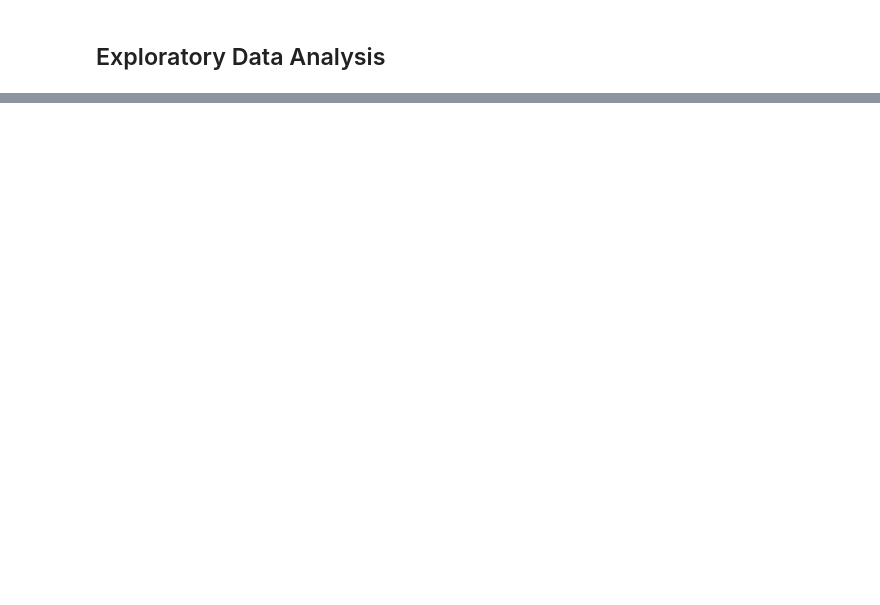
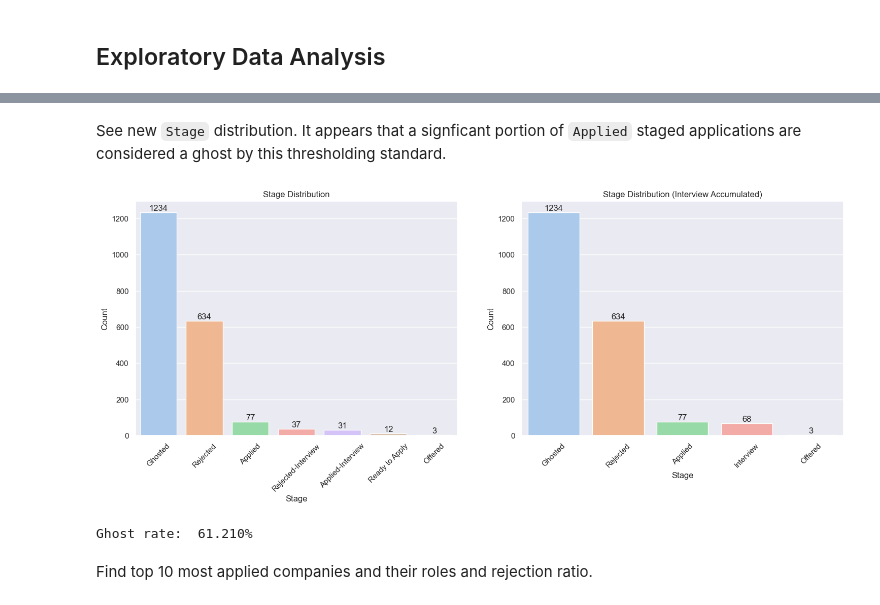
Before and after one commit to kendrick010/job_hunt_data_analysis_2023_24, a Jupyter notebook: job_hunt_analysis.ipynb, the cells around one changed output, grey strips where cells are left out. Drawn from its saved outputs; the diff is of its cells as text; code cells hidden in the pictures; blank space fills up the shorter version.

```diff
--- a/job_hunt_analysis.ipynb
+++ b/job_hunt_analysis.ipynb
@@ -133,0 +210,75 @@ df.head()
+# %%
+# Any applications still staged as 'Applied' after this generous x days threshold will be considered a ghost
+ghosts_threshold = 21
+ghosts_stage = []
+
+now = pd.Timestamp.now()
+for index, row in df.iterrows():
+    stage = row['Stage']
+    datetime = row['Date']
+
+    if stage == 'Applied' and (now - datetime).days > ghosts_threshold:
+        ghosts_stage.append('Ghosted')
+
+    else:
+        ghosts_stage.append(stage)
+
+# New dataframe with 'Ghosted' stage
+df_ghosts = df.copy()
+df_ghosts['Stage'] = ghosts_stage
+# %% [markdown]
+See new `Stage` distribution. It appears that a signficant portion of `Applied` staged applications are considered a ghost by this thresholding standard.
+# %%
+fig, axes = plt.subplots(1, 2, figsize=(18, 6))
+
+# All stages
+abs_values = df_ghosts['Stage'].value_counts(ascending=False)
+distribution1 = sns.countplot(x='Stage', data=df_ghosts, order=abs_values.index, ax=axes[0])
+
+distribution1.set_title('Stage Distribution')
+distribution1.set_xlabel('Stage')
+distribution1.set_ylabel('Count')
+distribution1.tick_params(axis='x', rotation=45)
+
+distribution1.bar_label(container=distribution1.containers[0], labels=abs_values.values)
+
+# Interviews, rejections, and offers only
+stage_freeze = {'Ghosted': 0, 'Rejected': 0, 'Applied': 0, 'Interview': 0, 'Offered': 0}
+
+for stage in df_ghosts['Stage']:
+    if 'Interview' in stage:
+        stage_freeze['Interview'] += 1
+
+    elif stage == 'Applied':
+        stage_freeze['Applied'] += 1
+
+    elif stage == 'Ghosted':
+        stage_freeze['Ghosted'] += 1
+
+    elif stage == 'Rejected':
+        stage_freeze['Rejected'] += 1
+
+    elif stage == 'Offered':
+        stage_freeze['Offered'] += 1
+
+keys = list(stage_freeze.keys())
+values = [stage_freeze[i] for i in keys]
+distribution2 = sns.barplot(x=keys, y=values, ax=axes[1])
+
+distribution2.set_title('Stage Distribution (Interview Accumulated)')
+distribution2.set_xlabel('Stage')
+distribution2.set_ylabel('Count')
+distribution2.tick_params(axis='x', rotation=45)
+
+distribution2.bar_label(container=distribution2.containers[0], labels=values)
+
+plt.show()
+# %% [output]
+[figure, added]
+# %%
+ghosted_rate = stage_freeze['Ghosted'] / sum(values)
+print(f'Ghost rate: {ghosted_rate*100: .3f}%')
+# %% [output]
+Ghost rate:  61.210%
+# %% [markdown]
+Find top 10 most applied companies and their roles and rejection ratio.
```
Also changed, not shown: parts of 13 cells of this notebook, 1 other file.
